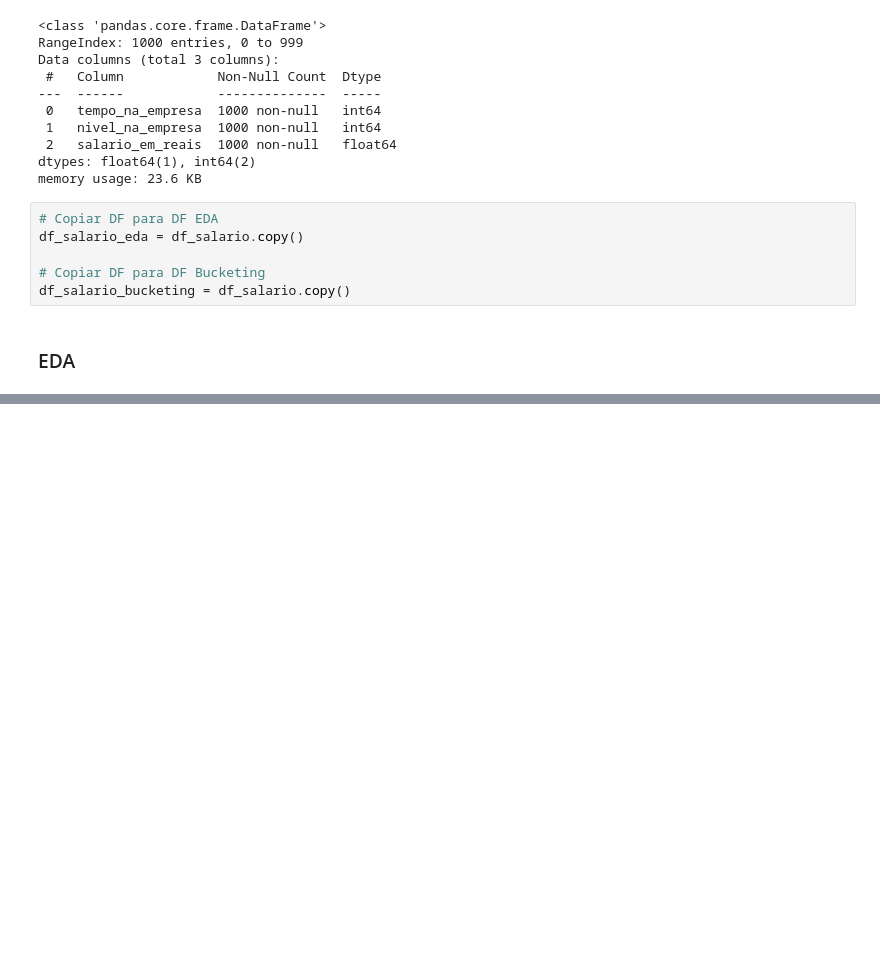
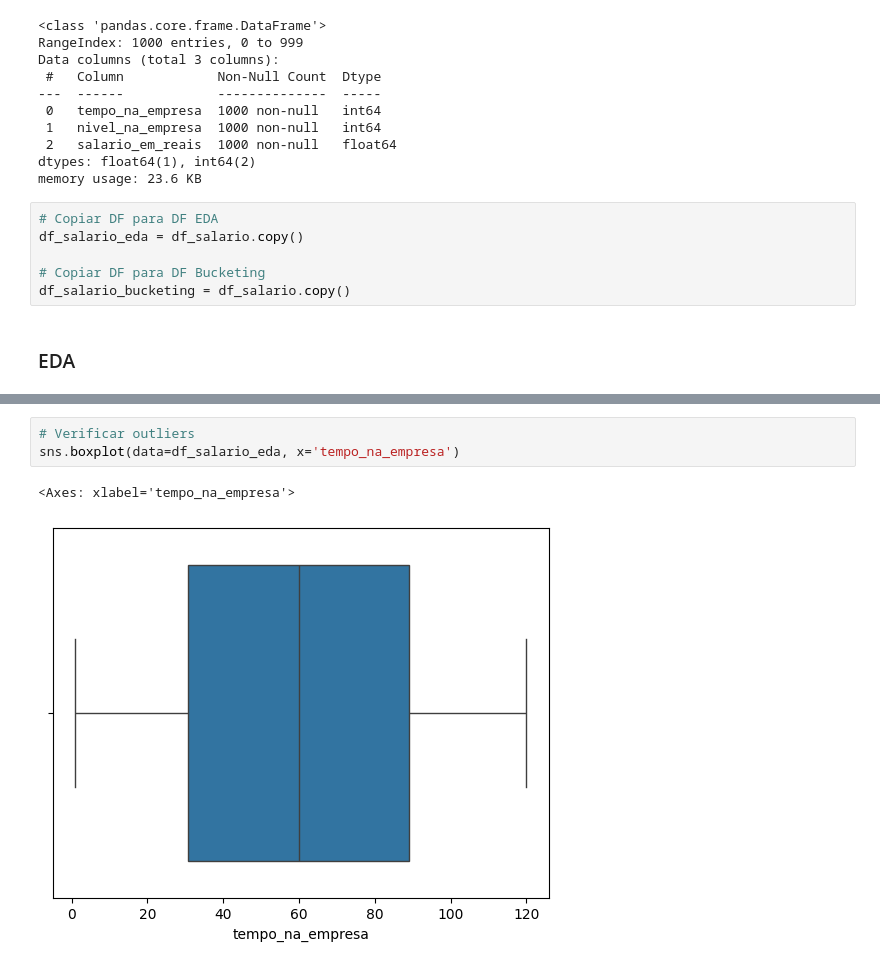
Before and after one commit to LucaPinheiro/modelos_regressao_linear, a Jupyter notebook: modelos/modelo_salario.ipynb, the cells around one changed output, grey strips where cells are left out. Drawn from its saved outputs; the diff is of its cells as text; blank space fills up the shorter version.

Commit message:
Update salary model notebook with execution counts and enhanced data visualization

```diff
--- a/modelos/modelo_salario.ipynb
+++ b/modelos/modelo_salario.ipynb
@@ -31,0 +61,6 @@ df_salario_bucketing = df_salario.copy()
+# %%
+# Verificar outliers
+sns.boxplot(data=df_salario_eda, x='tempo_na_empresa')
+# %% [output]
+<Axes: xlabel='tempo_na_empresa'>
+[figure, added]
```
Also changed, not shown: parts of 6 cells of this notebook.
